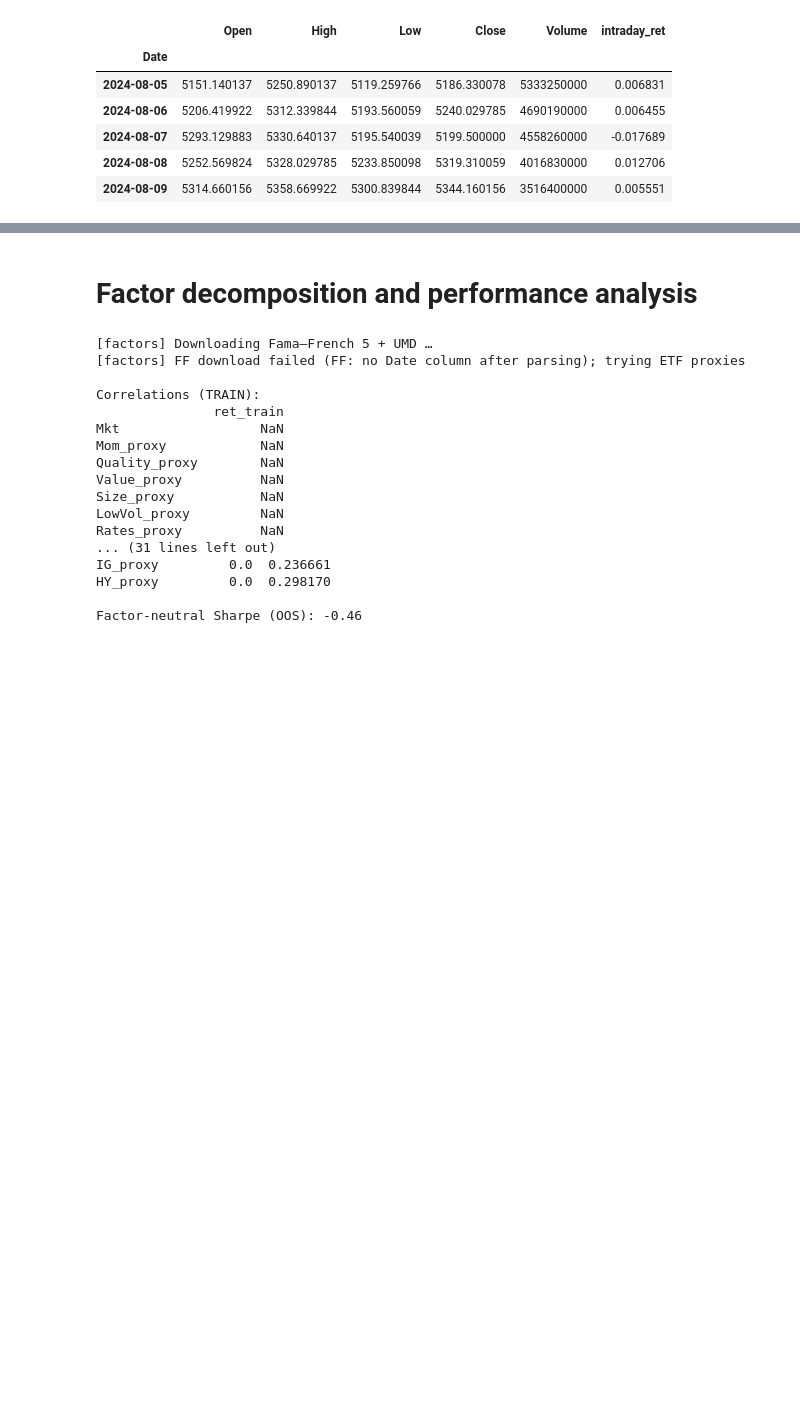
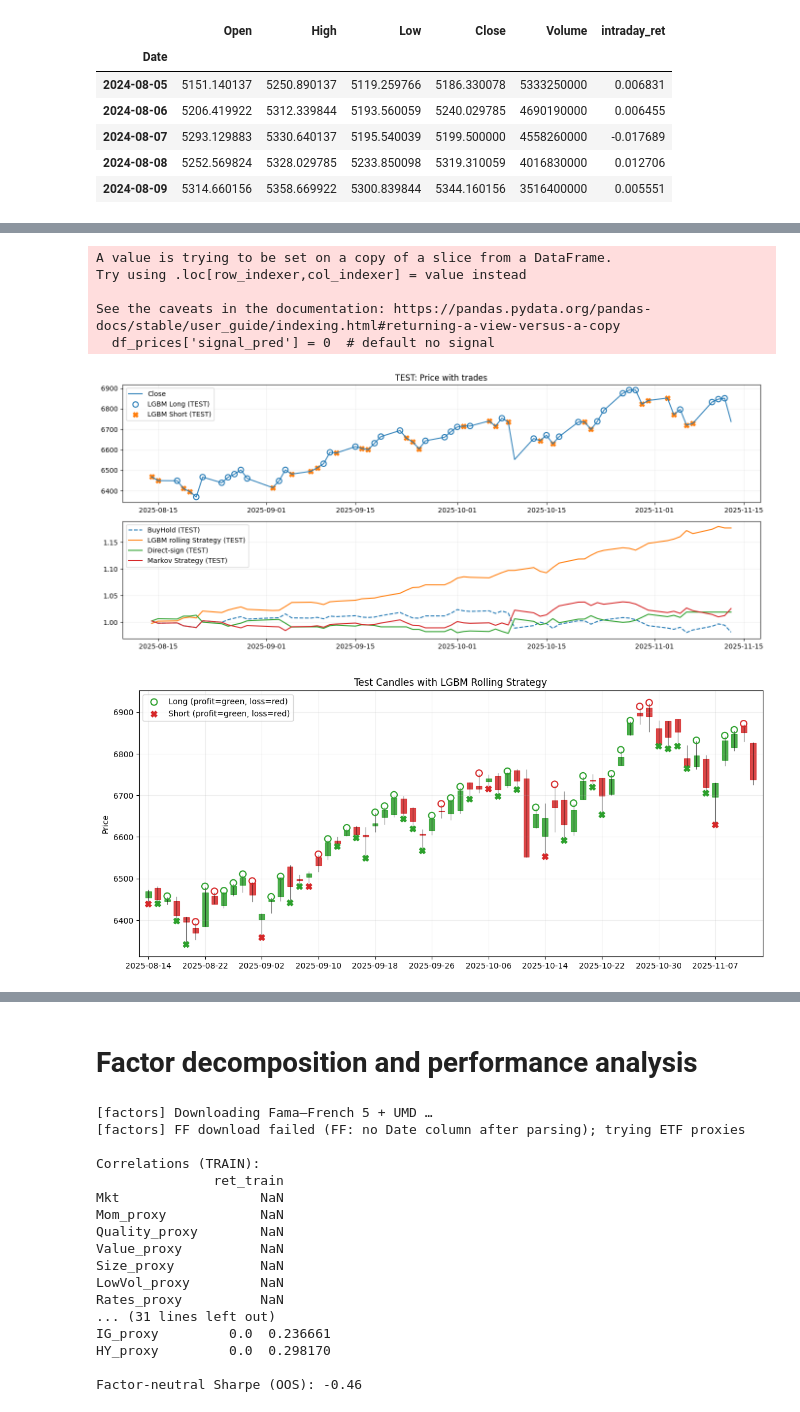
Before and after one commit to MichaelCarloH/ML-PortfolioManagement, a Jupyter notebook: submission_code/ml_project.ipynb, the cells around one changed output, grey strips where cells are left out. Drawn from its saved outputs; the diff is of its cells as text; code cells hidden in the pictures; blank space fills up the shorter version.

```diff
--- a/submission_code/ml_project.ipynb
+++ b/submission_code/ml_project.ipynb
@@ -1759,3 +1865,57 @@ See the caveats in the documentation: https://pandas.pydata.org/pandas-docs/stab
+# %%
+df_results.tail(30)
+df_results.fillna(0, inplace=True)
+# %%
+# Create a full-length signal_pred column in df_prices
+df_prices['signal_pred'] = 0  # default no signal
+
+# Fill only the test period with rolling predictions
+df_results.loc[X_test.index, 'signal_pred'] = df_results['signal_pred_test']
+
+# 4️⃣ Backtest using the rolling predictions
+ret_tr_lgbm_rr, cum_tr_lgbm_rr = backtest_slice(
+    df_results,
+    idx=X_test.index,               # only test slice
+    sig_series_or_name='signal_pred_test',
+    ret_col='intraday_ret'
+)
+
+# 5️⃣ Plot cumulative returns
+fig, axes = plot_price_and_cumrets(
+    df_results,
+    X_test.index,
+    price_col='Close',
+    trade_specs=[{
+        'col': 'signal_pred_test',
+        'long_val': 1,
+        'short_val': -1,
+        'long_label': 'LGBM Long (TEST)',
+        'short_label': 'LGBM Short (TEST)',
+    }],
+    curve_specs=[
+        {'series': cum_ts_bh.loc[X_test.index], 'label': 'BuyHold (TEST)', 'plot_kwargs': {'linestyle': '--'}},
+        {'series': cum_tr_lgbm_rr, 'label': 'LGBM rolling Strategy (TEST)'},
+        {'series': cum_ts_dir.loc[X_test.index], 'label': 'Direct-sign (TEST)'},
+        {'series': cum_ts_mk.loc[X_test.index], 'label': 'Markov Strategy (TEST)'}
+    ],
+    title_prefix='TEST',
+    thresh=None
+)
+
+# 6️⃣ Candlestick plot with rolling LGBM signals
+fig, ax, xpos = plot_candles_and_trades(
+    data=df_results.loc[X_test.index].copy(),
+    signal_col='signal_pred_test',
+    title="Test Candles with LGBM Rolling Strategy"
+)
+# %% [output]
+A value is trying to be set on a copy of a slice from a DataFrame.
+Try using .loc[row_indexer,col_indexer] = value instead
+
+See the caveats in the documentation: https://pandas.pydata.org/pandas-docs/stable/user_guide/indexing.html#returning-a-view-versus-a-copy
+  df_prices['signal_pred'] = 0  # default no signal
+[figure, added]
+[figure, added]
 # %%
 #summary statistics
 
```
Also changed, not shown: parts of 15 cells of this notebook, 3 other files.
